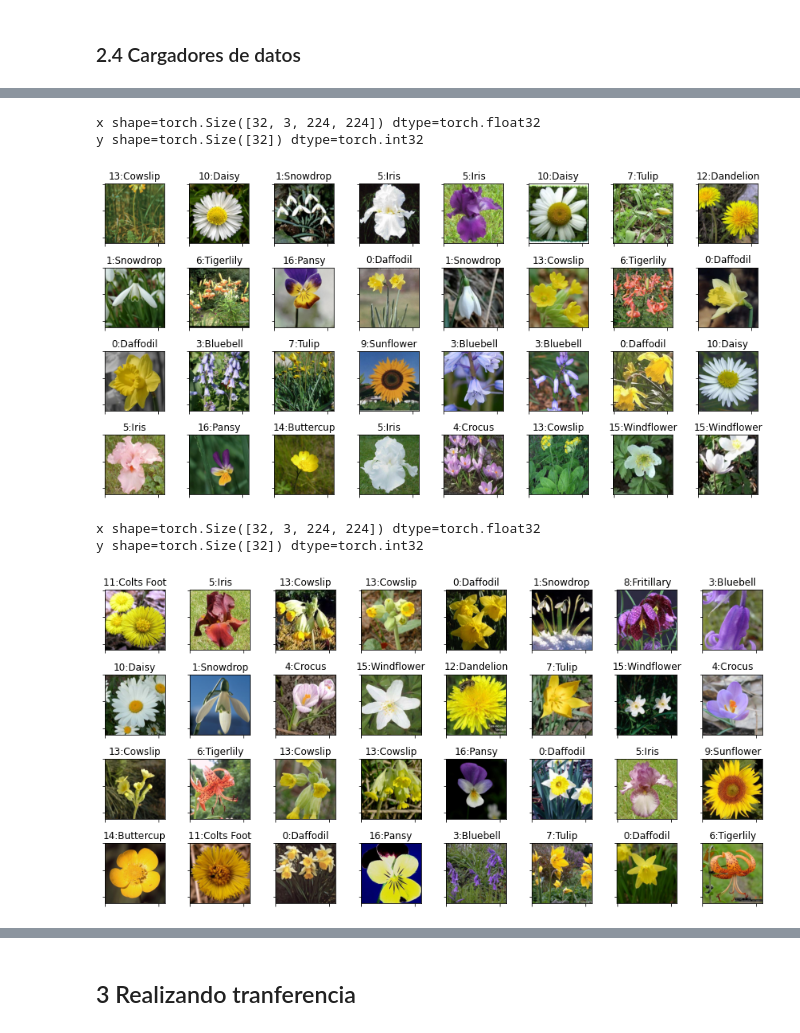
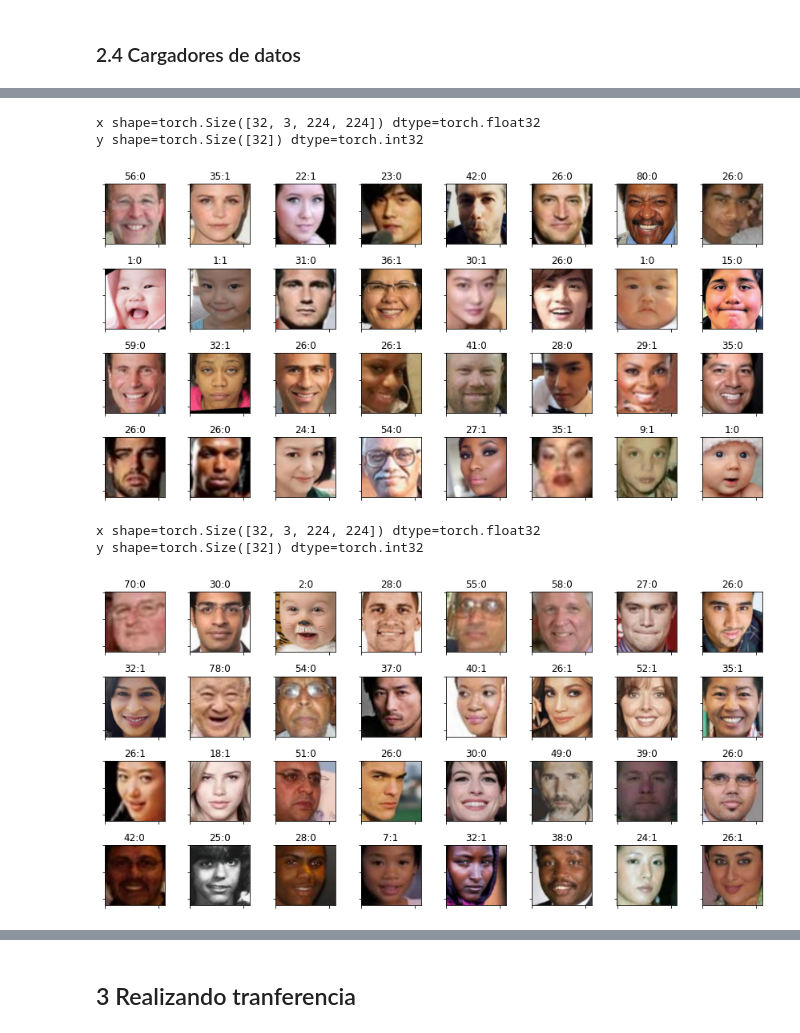
Before and after one commit to SamShelby/Deep_Learning, a Jupyter notebook: src/tareas/t2/notebooks/ej1_utk_faces.ipynb, the cells around one changed output, grey strips where cells are left out. Cells and saved outputs as stored; diff of their text form; code cells hidden in the pictures.

Commit message:
problem with training

```diff
--- a/src/tareas/t2/notebooks/ej1_utk_faces.ipynb
+++ b/src/tareas/t2/notebooks/ej1_utk_faces.ipynb
@@ -78,7 +63,7 @@ from PIL import Image
 ### 0.2 Auxiliares
 # %%
 # directorio de datos
-DATA_DIR = '../data'
+DATA_DIR = os.path.join('..', 'data')
 
 # tamaño del lote
 BATCH_SIZE = 32
@@ -396,0 +269,8 @@ val_ds = Flowers17(DATA_DIR, 1, 'val', transform=val_tsfm)
+# %%
+# conjunto
+ds = UtkFaces(DATA_DIR, download=True, transforms=[val_tsfm, trn_tsfm])
+trn_ds = ds.datasets['train']
+tst_ds = ds.datasets['test']
+
+print(tst_ds[2])
+print(tst_ds[3]['x'].shape)
@@ -405,46 +307,45 @@ Fuente: tensorflow.org
 # %%
 # creamos cargador
 trn_dl = DataLoader(
     # conjunto
     trn_ds,
     # tamaño del lote
     batch_size=BATCH_SIZE,
     # desordenar
     shuffle=True,
     # número de procesos paralelos
     num_workers=0
 )
 # desplegamos lote
 batch = next(iter(trn_dl))
-x, y, labels = batch['x'] , batch['y'], batch['label']
+x, y, labels = batch['x'] , batch['age'], batch['gender']
 titles = [f'{v}:{l}' for v, l in zip(y, labels)]
 print(f'x shape={x.shape} dtype={x.dtype}')
 print(f'y shape={y.shape} dtype={y.dtype}')
 display_batch(x, titles, ROWS, COLS)
+
+# creamos cargador
+tst_dl = DataLoader(
+    # conjunto
+    tst_ds,
+    # tamaño del lote
+    batch_size=BATCH_SIZE,
+    # desordenar
+    shuffle=True,
+    # número de procesos paralelos
+    num_workers=0
+)
+# desplegamos lote
+batch = next(iter(tst_dl))
+x, y, labels = batch['x'] , batch['age'], batch['gender']
+titles = [f'{v}:{l}' for v, l in zip(y, labels)]
+print(f'x shape={x.shape} dtype={x.dtype}')
+print(f'y shape={y.shape} dtype={y.dtype}')
+display_batch(x, titles, ROWS, COLS)
 # %% [output]
 x shape=torch.Size([32, 3, 224, 224]) dtype=torch.float32
 y shape=torch.Size([32]) dtype=torch.int32
-[figure, old version]
+[figure, new version]
+x shape=torch.Size([32, 3, 224, 224]) dtype=torch.float32
+y shape=torch.Size([32]) dtype=torch.int32
+[figure, added]
-# %%
-# creamos cargador
-val_dl = DataLoader(
-    # conjunto
-    val_ds,
-    # tamaño del lote
-    batch_size=BATCH_SIZE,
-    # desordenar
-    shuffle=True,
-    # número de procesos paralelos
-    num_workers=0
-)
-# desplegamos lote
-batch = next(iter(val_dl))
-x, y, labels = batch['x'] , batch['y'], batch['label']
-titles = [f'{v}:{l}' for v, l in zip(y, labels)]
-print(f'x shape={x.shape} dtype={x.dtype}')
-print(f'y shape={y.shape} dtype={y.dtype}')
-display_batch(x, titles, ROWS, COLS)
-# %% [output]
-x shape=torch.Size([32, 3, 224, 224]) dtype=torch.float32
-y shape=torch.Size([32]) dtype=torch.int32
-[figure, removed]
```
Also changed, not shown: parts of 69 cells of this notebook, 45 other files.
